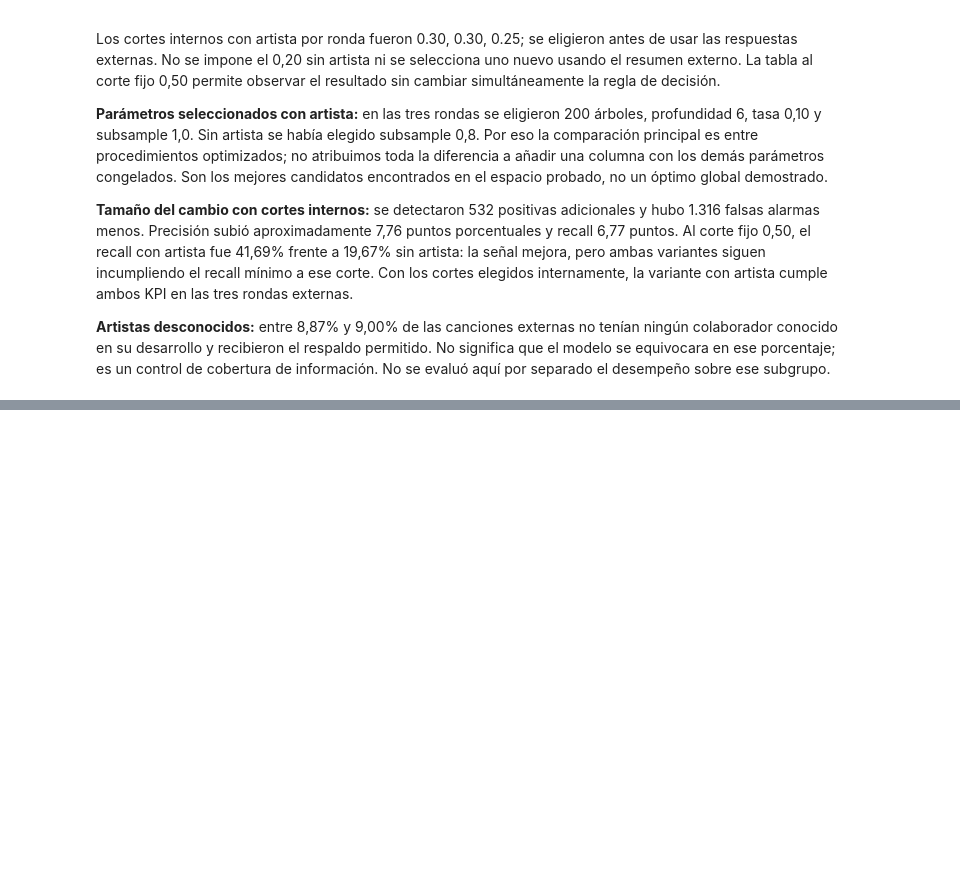
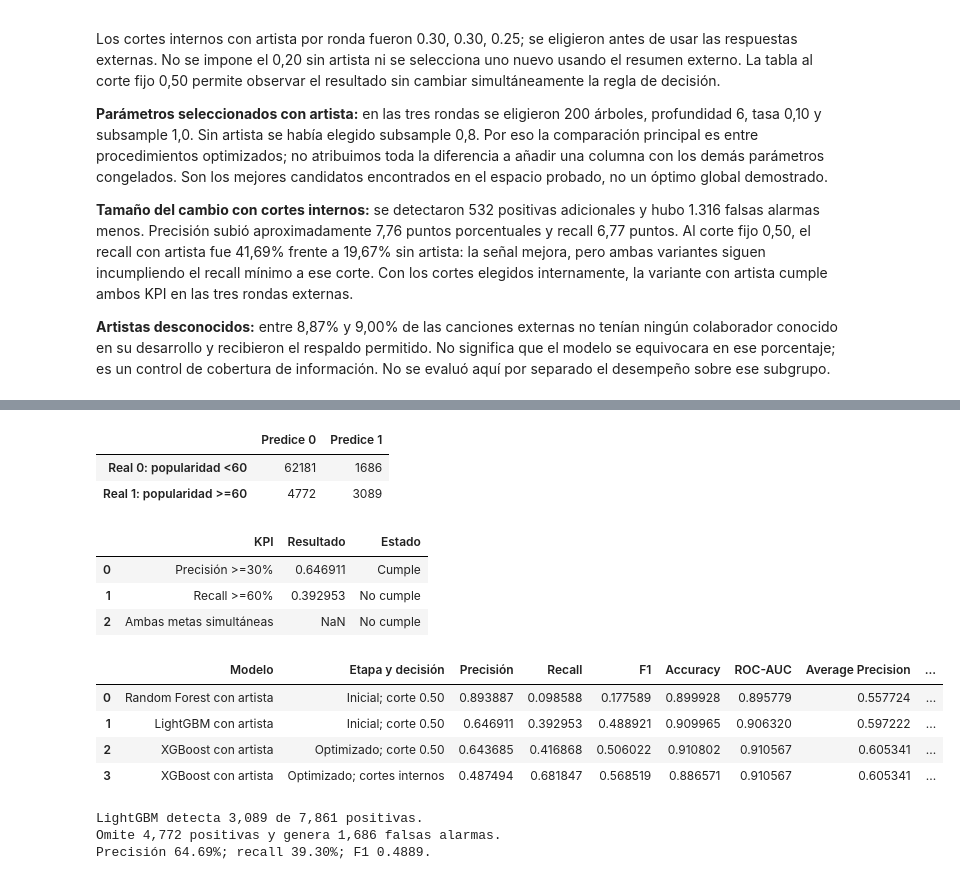
Before and after one commit to sparklyeonn/machine-learning, a Jupyter notebook: Spotify_Unidad_3.ipynb, the cells around one changed output, grey strips where cells are left out. Saved outputs shown, nothing was run; the diff lists cells and outputs as text; code cells hidden in the pictures; blank space fills up the shorter version.

```diff
--- a/Spotify_Unidad_3.ipynb
+++ b/Spotify_Unidad_3.ipynb
@@ -2090,0 +2566,57 @@ Los cortes internos con artista por ronda fueron 0.30, 0.30, 0.25; se eligieron
+# %%
+metricas_lgb_inicial_u3 = metricas_binarias_u3(y_train_u3, probabilidades_lgb_inicial_artista_u3, UMBRAL_LGB_INICIAL_U3)
+matriz_lgb_inicial_u3 = pd.DataFrame(
+    [[metricas_lgb_inicial_u3["TN"], metricas_lgb_inicial_u3["FP"]],
+     [metricas_lgb_inicial_u3["FN"], metricas_lgb_inicial_u3["TP"]]],
+    index=["Real 0: popularidad <60", "Real 1: popularidad >=60"],
+    columns=["Predice 0", "Predice 1"],
+)
+precision_lgb_u3 = metricas_lgb_inicial_u3["Precisión"]
+recall_lgb_u3 = metricas_lgb_inicial_u3["Recall"]
+kpi_lgb_inicial_u3 = pd.DataFrame([
+    {"KPI": "Precisión >=30%", "Resultado": precision_lgb_u3,
+     "Estado": "Cumple" if pd.notna(precision_lgb_u3) and precision_lgb_u3 >= META_PRECISION else "No cumple"},
+    {"KPI": "Recall >=60%", "Resultado": recall_lgb_u3,
+     "Estado": "Cumple" if recall_lgb_u3 >= META_RECALL else "No cumple"},
+    {"KPI": "Ambas metas simultáneas", "Resultado": np.nan,
+     "Estado": "Cumple" if metricas_lgb_inicial_u3["Cumple ambos KPI"] else "No cumple"},
+])
+columnas_metricas_ensambles_u3 = ["Precisión", "Recall", "F1", "Accuracy", "ROC-AUC", "Average Precision"]
+filas_comparacion_ensambles_iniciales_u3 = []
+for nombre, etapa, metricas in [
+    ("Random Forest con artista", "Inicial; corte 0.50", metricas_rf_inicial_u3),
+    ("LightGBM con artista", "Inicial; corte 0.50", metricas_lgb_inicial_u3),
+]:
+    filas_comparacion_ensambles_iniciales_u3.append({"Modelo": nombre, "Etapa y decisión": etapa,
+        **{m: metricas[m] for m in columnas_metricas_ensambles_u3},
+        "KPI simultáneos": "Cumple" if metricas["Cumple ambos KPI"] else "No cumple"})
+for tipo, descripcion in [("Fijo 0.50", "Optimizado; corte 0.50"), ("Elegido interno", "Optimizado; cortes internos")]:
+    fila_xgb = comparacion_anidada_artista_u3.loc[
+        (comparacion_anidada_artista_u3["Variante"] == "Con artista") &
+        (comparacion_anidada_artista_u3["Decisión"] == tipo)
+    ].iloc[0]
+    filas_comparacion_ensambles_iniciales_u3.append({"Modelo": "XGBoost con artista", "Etapa y decisión": descripcion,
+        **{m: fila_xgb[m] for m in columnas_metricas_ensambles_u3}, "KPI simultáneos": fila_xgb["KPI simultáneos"]})
+comparacion_ensambles_iniciales_u3 = pd.DataFrame(filas_comparacion_ensambles_iniciales_u3)
+display(matriz_lgb_inicial_u3)
+display(kpi_lgb_inicial_u3.round({"Resultado": 6}))
+display(comparacion_ensambles_iniciales_u3.round(6))
+print(f"LightGBM detecta {metricas_lgb_inicial_u3['TP']:,} de {int(y_train_u3.sum()):,} positivas.")
+print(f"Omite {metricas_lgb_inicial_u3['FN']:,} positivas y genera {metricas_lgb_inicial_u3['FP']:,} falsas alarmas.")
+print(f"Precisión {precision_lgb_u3:.2%}; recall {recall_lgb_u3:.2%}; F1 {metricas_lgb_inicial_u3['F1']:.4f}.")
+# %% [output]
+|  | Predice 0 | Predice 1 |
+| Real 0: popularidad <60 | 62181 | 1686 |
+| Real 1: popularidad >=60 | 4772 | 3089 |
+|  | KPI | Resultado | Estado |
+| 0 | Precisión >=30% | 0.646911 | Cumple |
+| 1 | Recall >=60% | 0.392953 | No cumple |
+| 2 | Ambas metas simultáneas | NaN | No cumple |
+|  | Modelo | Etapa y decisión | Precisión | Recall | F1 | Accuracy | ROC-AUC | Average Precision | ... |
+| 0 | Random Forest con artista | Inicial; corte 0.50 | 0.893887 | 0.098588 | 0.177589 | 0.899928 | 0.895779 | 0.557724 | ... |
+| 1 | LightGBM con artista | Inicial; corte 0.50 | 0.646911 | 0.392953 | 0.488921 | 0.909965 | 0.906320 | 0.597222 | ... |
+| 2 | XGBoost con artista | Optimizado; corte 0.50 | 0.643685 | 0.416868 | 0.506022 | 0.910802 | 0.910567 | 0.605341 | ... |
+| 3 | XGBoost con artista | Optimizado; cortes internos | 0.487494 | 0.681847 | 0.568519 | 0.886571 | 0.910567 | 0.605341 | ... |
+LightGBM detecta 3,089 de 7,861 positivas.
+Omite 4,772 positivas y genera 1,686 falsas alarmas.
+Precisión 64.69%; recall 39.30%; F1 0.4889.
```
Also changed, not shown: parts of 29 cells of this notebook.
